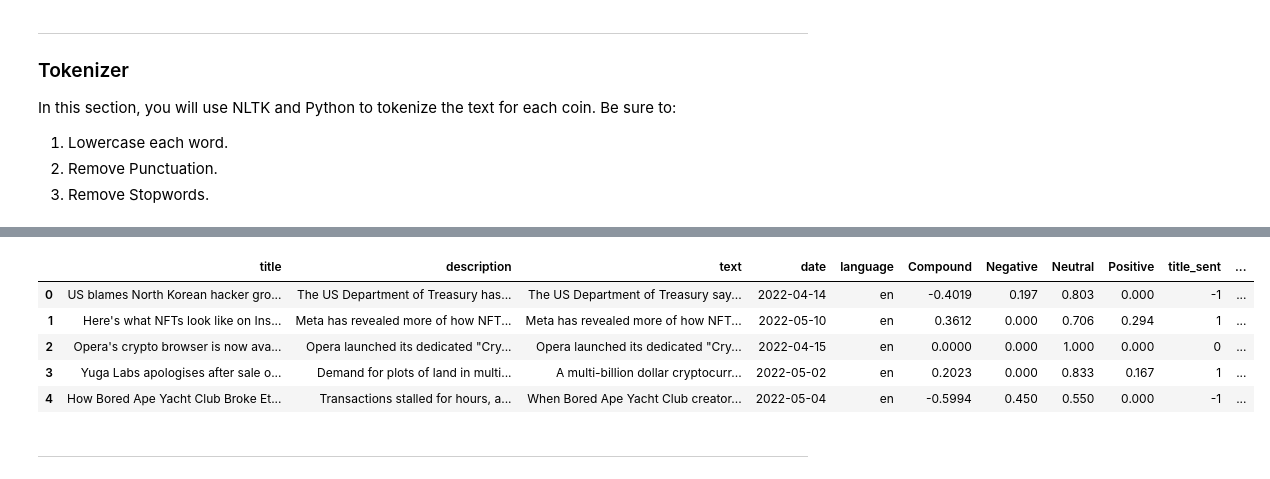
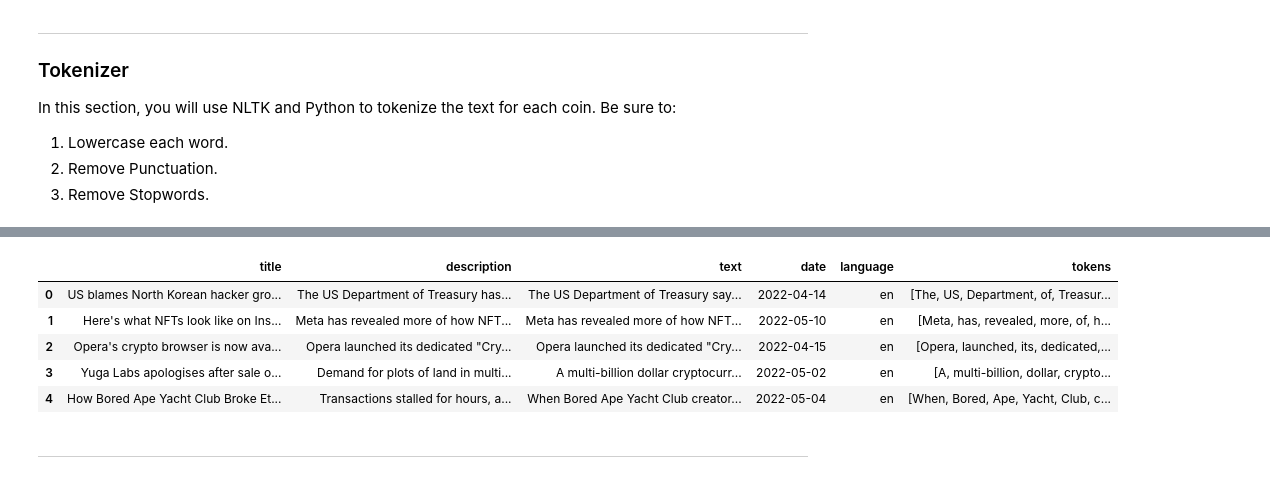
Before and after one commit to SamRoberts995/NaturalLanguageProcessing, a Jupyter notebook: Starter_Code/crypto_sentiment.ipynb, the cells around one changed output, grey strips where cells are left out. Saved outputs shown, nothing was run; the diff lists cells and outputs as text; code cells hidden in the pictures.

```diff
--- a/Starter_Code/crypto_sentiment.ipynb
+++ b/Starter_Code/crypto_sentiment.ipynb
@@ -297,14 +227,14 @@ btc_news_en_df.head()
 # %%
 # Create a new tokens column for Ethereum
-eth_news_en_df['tokens'] = eth_news_en_df['text'].apply(word_tokenize)
-eth_news_en_df.head()
+eth_en_df['tokens'] = eth_en_df['text'].apply(word_tokenize)
+eth_en_df.head()
 # %% [output]
-|  | title | description | text | date | language | Compound | Negative | Neutral | Positive | title_sent | ... |
-| 0 | US blames North Korean hacker gro... | The US Department of Treasury has... | The US Department of Treasury say... | 2022-04-14 | en | -0.4019 | 0.197 | 0.803 | 0.000 | -1 | ... |
-| 1 | Here's what NFTs look like on Ins... | Meta has revealed more of how NFT... | Meta has revealed more of how NFT... | 2022-05-10 | en | 0.3612 | 0.000 | 0.706 | 0.294 | 1 | ... |
-| 2 | Opera's crypto browser is now ava... | Opera launched its dedicated "Cry... | Opera launched its dedicated "Cry... | 2022-04-15 | en | 0.0000 | 0.000 | 1.000 | 0.000 | 0 | ... |
-| 3 | Yuga Labs apologises after sale o... | Demand for plots of land in multi... | A multi-billion dollar cryptocurr... | 2022-05-02 | en | 0.2023 | 0.000 | 0.833 | 0.167 | 1 | ... |
-| 4 | How Bored Ape Yacht Club Broke Et... | Transactions stalled for hours, a... | When Bored Ape Yacht Club creator... | 2022-05-04 | en | -0.5994 | 0.450 | 0.550 | 0.000 | -1 | ... |
+|  | title | description | text | date | language | tokens |
+| 0 | US blames North Korean hacker gro... | The US Department of Treasury has... | The US Department of Treasury say... | 2022-04-14 | en | [The, US, Department, of, Treasur... |
+| 1 | Here's what NFTs look like on Ins... | Meta has revealed more of how NFT... | Meta has revealed more of how NFT... | 2022-05-10 | en | [Meta, has, revealed, more, of, h... |
+| 2 | Opera's crypto browser is now ava... | Opera launched its dedicated "Cry... | Opera launched its dedicated "Cry... | 2022-04-15 | en | [Opera, launched, its, dedicated,... |
+| 3 | Yuga Labs apologises after sale o... | Demand for plots of land in multi... | A multi-billion dollar cryptocurr... | 2022-05-02 | en | [A, multi-billion, dollar, crypto... |
+| 4 | How Bored Ape Yacht Club Broke Et... | Transactions stalled for hours, a... | When Bored Ape Yacht Club creator... | 2022-05-04 | en | [When, Bored, Ape, Yacht, Club, c... |
 # %% [markdown]
 ---
 # %% [markdown]
```
Also changed, not shown: parts of 16 cells of this notebook.
